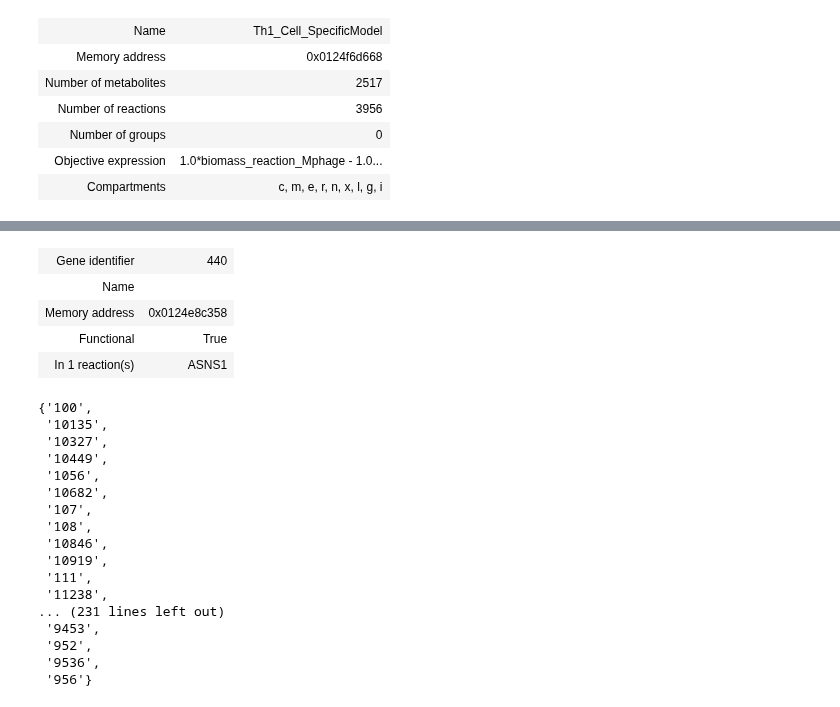
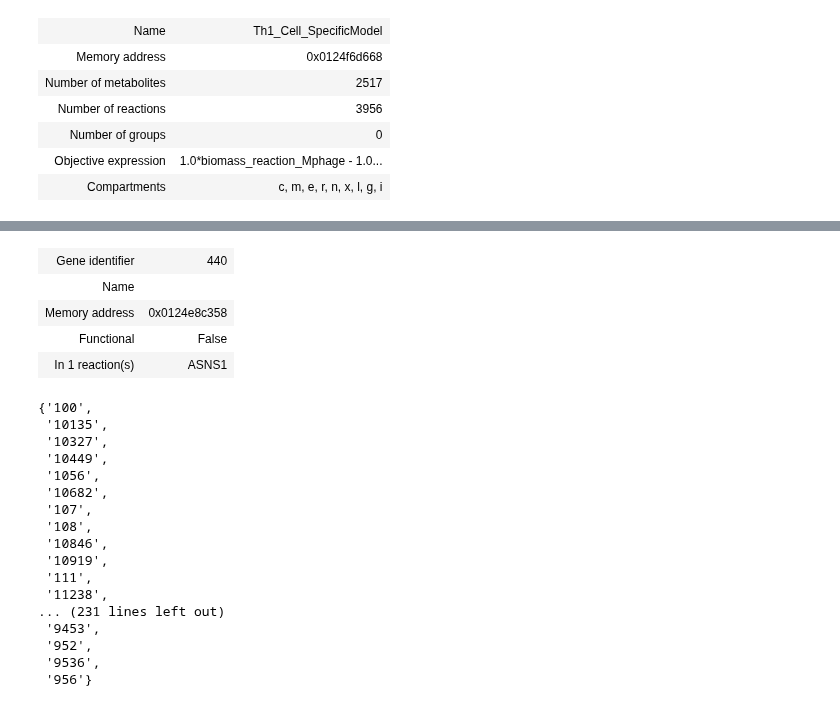
Before and after one commit to HelikarLab/COMO, a Jupyter notebook: py/cobrapy_test_scratch.ipynb, the cells around one changed output, grey strips where cells are left out. Saved outputs shown, nothing was run; the diff lists cells and outputs as text; code cells hidden in the pictures.

```diff
--- a/py/cobrapy_test_scratch.ipynb
+++ b/py/cobrapy_test_scratch.ipynb
@@ -62,12 +62,14 @@ model.genes[0]
 | In 1 reaction(s) | ASNS1 |
-# %%
-model2.genes[0]
-# %% [output]
-| Gene identifier | 440 |
-| Name |  |
-| Memory address | 0x0124e8c358 |
-| Functional | True |
-| In 1 reaction(s) | ASNS1 |
+# %%
+pygene=model2.genes.get_by_id('440')
+pygene.knock_out()
+model2.genes[0]
+# %% [output]
+| Gene identifier | 440 |
+| Name |  |
+| Memory address | 0x0124e8c358 |
+| Functional | False |
+| In 1 reaction(s) | ASNS1 |
 # %%
 DT_genes = pd.read_csv(os.path.join(datadir,'Th1_inhibitors_Entrez.txt'),header=None)
 DT_genes.rename(columns={0:'Gene ID'},inplace=True)
```
Also changed, not shown: parts of 5 cells of this notebook.
